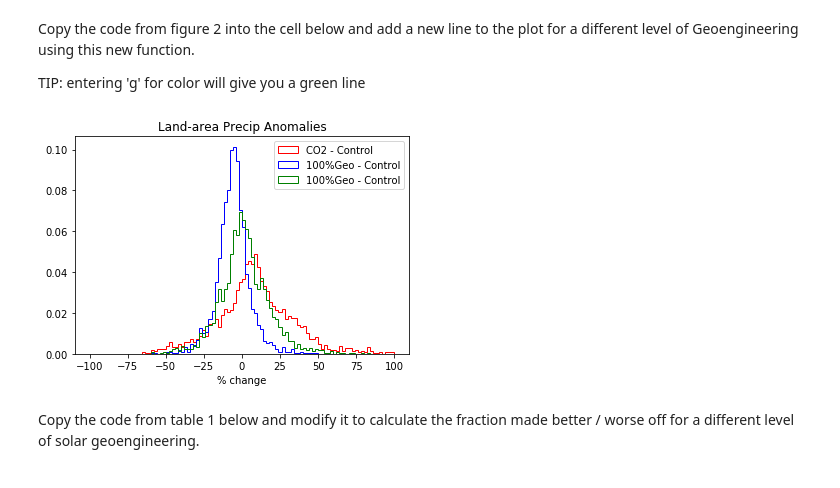
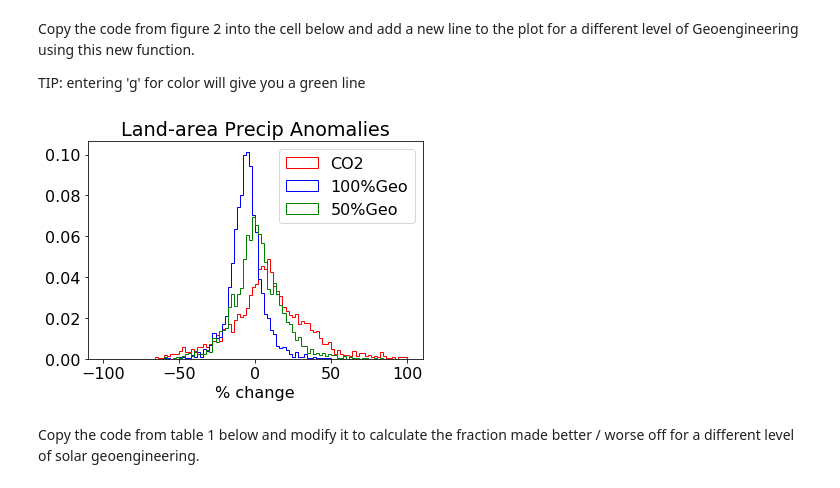
Before and after one commit to pjirvine/Petes_Princeton_Python_Plots, a Jupyter notebook: Plot_Notebook-Filled-Out.ipynb, the cells around one changed output. Drawn from its saved outputs; the diff is of its cells as text; code cells hidden in the pictures.

```diff
--- a/Plot_Notebook-Filled-Out.ipynb
+++ b/Plot_Notebook-Filled-Out.ipynb
@@ -36,6 +36,8 @@ from Functions import *
 # %%
 # This let's us display matplotlib images more easily
 %matplotlib inline
+# Let's make the textsize on plots more readable
+plt.rcParams.update({'font.size': 16})
 # %% [markdown]
 # Our data
 # %% [markdown]
@@ -599,34 +599,34 @@ TIP: entering 'g' for color will give you a green line
 # %%
 # variable to plot
 var = 'pr'
 
 # We'll need to specify a plot range so that our two plots use the same bins.
 plot_range = [-100,100]
 
 # CO2 - control anomaly
 plot_data_1 = 100.0 * ((all_data['CO2',var,'mean'] / all_data['ctl',var,'mean']) - 1.0)
 plot_data_1 = plot_data_1.flatten()
 # CO2&100%geo - control anomaly
 plot_data_2 = 100.0 * ((all_data['Geo100',var,'mean'] / all_data['ctl',var,'mean']) - 1.0)
 plot_data_2 = plot_data_2.flatten()
 # CO2&100%geo - control anomaly
 plot_data_3 = 100.0 * ((geo_fraction_data(0.5, var, 'mean') / all_data['ctl',var,'mean']) - 1.0)
 plot_data_3 = plot_data_3.flatten()
 
 weight = land_area_weight.flatten()
 
 # plot = plt.hist(plot_data, bins=100, histtype='step', weights=weights, color=colors, labels=['CO2 - Control', 'CO2&100%Geo - Control'])
 # # plot_2 = plt.hist(plot_data_2, bins=100, histtype='step', weights=weight, color='b', label='CO2&100%Geo - Control')
-plot_1 = plt.hist(plot_data_1, bins=100, histtype='step', weights=weight, color='r', label='CO2 - Control', range=plot_range)
-plot_2 = plt.hist(plot_data_2, bins=100, histtype='step', weights=weight, color='b', label='100%Geo - Control', range=plot_range)
-plot_3 = plt.hist(plot_data_3, bins=100, histtype='step', weights=weight, color='g', label='100%Geo - Control', range=plot_range)
+plot_1 = plt.hist(plot_data_1, bins=100, histtype='step', weights=weight, color='r', label='CO2', range=plot_range)
+plot_2 = plt.hist(plot_data_2, bins=100, histtype='step', weights=weight, color='b', label='100%Geo', range=plot_range)
+plot_3 = plt.hist(plot_data_3, bins=100, histtype='step', weights=weight, color='g', label='50%Geo', range=plot_range)
 
 plt.legend()
 plt.title('Land-area Precip Anomalies')
 plt.xlabel('% change')
 plt.show()
 # %% [output]
-[figure, old version]
+[figure, new version]
 # %% [markdown]
 Copy the code from table 1 below and modify it to calculate the fraction made better / worse off for a different level of solar geoengineering.
 # %%
```
Also changed, not shown: parts of 14 cells of this notebook.
